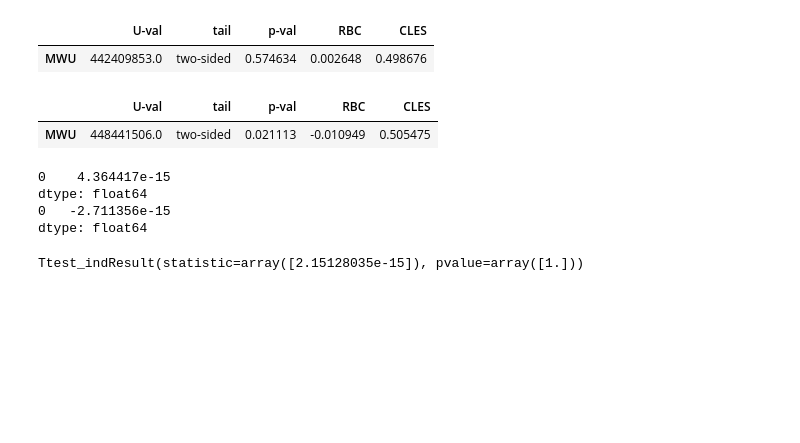
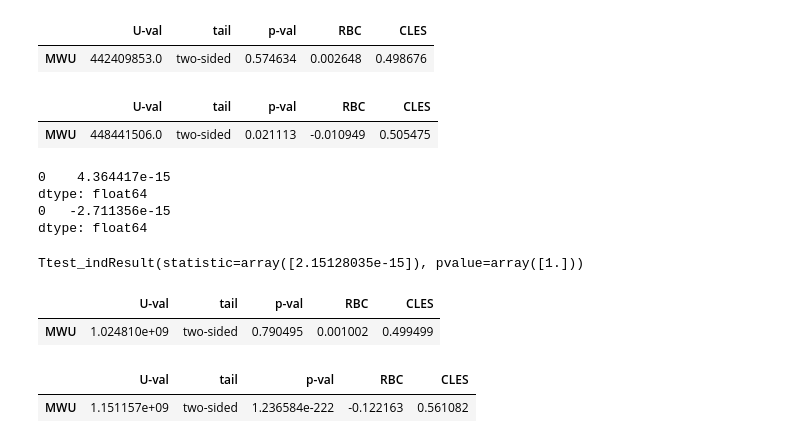
Before and after one commit to leosilva/peerj_computer_science_2022, a Jupyter notebook: Notebooks/Statistics - Working x Non-working.ipynb, the cells around one changed output. Drawn from its saved outputs; the diff is of its cells as text; code cells hidden in the pictures; blank space fills up the shorter version.

Commit message:
testes estatisticos para os tweets no horario de trabalho x fora do horario de trabalho

```diff
--- a/Notebooks/Statistics - Working x Non-working.ipynb
+++ b/Notebooks/Statistics - Working x Non-working.ipynb
@@ -277,13 +277,35 @@ print(np.mean(non_work_times_df))
 dtype: float64
 0   -2.711356e-15
 dtype: float64
-# %%
-# Cálculo da estatística t-test PADRONIZANDO os dados
-
-work_times_df, non_work_times_df = create_datasets()
-work_times_df, non_work_times_df = remove_neutral_tweets(work_times_df, non_work_times_df)
-work_times_df, non_work_times_df = scale_datasets(work_times_df, non_work_times_df)
-result = calculate_ttest(work_times_df, non_work_times_df)
-result
-# %% [output]
-Ttest_indResult(statistic=array([2.15128035e-15]), pvalue=array([1.]))
+# %%
+# Cálculo da estatística t-test PADRONIZANDO os dados
+
+work_times_df, non_work_times_df = create_datasets()
+work_times_df, non_work_times_df = remove_neutral_tweets(work_times_df, non_work_times_df)
+work_times_df, non_work_times_df = scale_datasets(work_times_df, non_work_times_df)
+result = calculate_ttest(work_times_df, non_work_times_df)
+result
+# %% [output]
+Ttest_indResult(statistic=array([2.15128035e-15]), pvalue=array([1.]))
+# %%
+# Cálculo da estatística t-test SEM REMOVER NEUTROS E SEM PADRONIZAR os dados
+
+work_times_df, non_work_times_df = create_datasets()
+# work_times_df, non_work_times_df = remove_neutral_tweets(work_times_df, non_work_times_df)
+# work_times_df, non_work_times_df = scale_datasets(work_times_df, non_work_times_df)
+result = calculate_mwu_statistic(work_times_df, non_work_times_df)
+result
+# %% [output]
+|  | U-val | tail | p-val | RBC | CLES |
+| MWU | 1.024810e+09 | two-sided | 0.790495 | 0.001002 | 0.499499 |
+# %%
+# Cálculo da estatística t-test SEM REMOVER NEUTROS E PADRONIZANDO os dados
+
+work_times_df, non_work_times_df = create_datasets()
+# work_times_df, non_work_times_df = remove_neutral_tweets(work_times_df, non_work_times_df)
+work_times_df, non_work_times_df = scale_datasets(work_times_df, non_work_times_df)
+result = calculate_mwu_statistic(work_times_df, non_work_times_df)
+result
+# %% [output]
+|  | U-val | tail | p-val | RBC | CLES |
+| MWU | 1.151157e+09 | two-sided | 1.236584e-222 | -0.122163 | 0.561082 |
```
Also changed, not shown: parts of 6 cells of this notebook.
